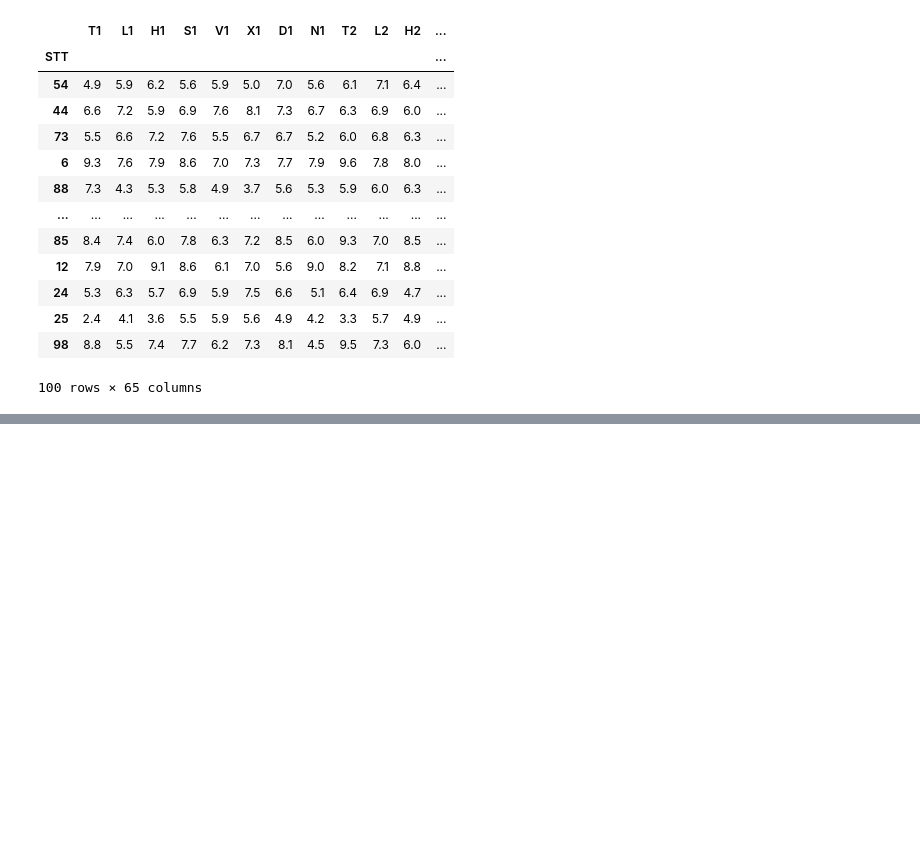
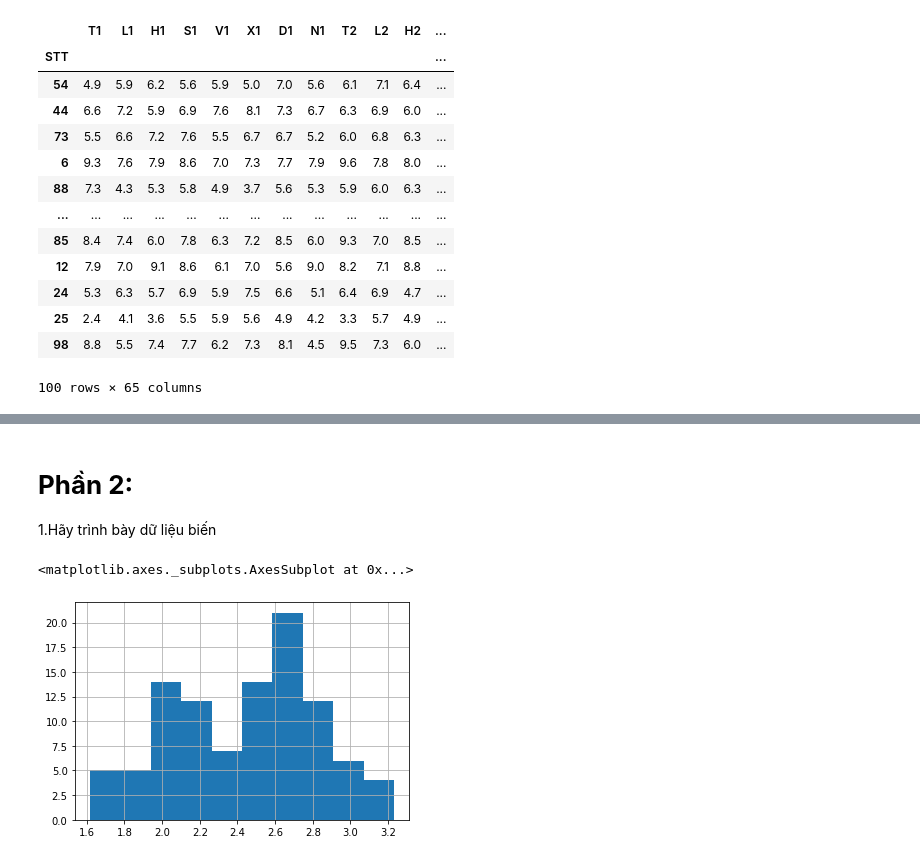
Before and after one commit to boybanggia/DataAnalystDeepLearning, a Jupyter notebook: lab02.ipynb, the cells around one changed output, grey strips where cells are left out. Saved outputs shown, nothing was run; the diff lists cells and outputs as text; code cells hidden in the pictures; blank space fills up the shorter version.

```diff
--- a/lab02.ipynb
+++ b/lab02.ipynb
@@ -268,0 +356,9 @@ Dataframe.sort_values(by=['DH1'])
+# %% [markdown]
+# **Phần 2:**
+
+1.Hãy trình bày dữ liệu biến
+# %%
+Dataframe['US_TMN1'].hist()
+# %% [output]
+<matplotlib.axes._subplots.AxesSubplot at 0x...>
+[figure, added]
```
Also changed, not shown: parts of 19 cells of this notebook.
